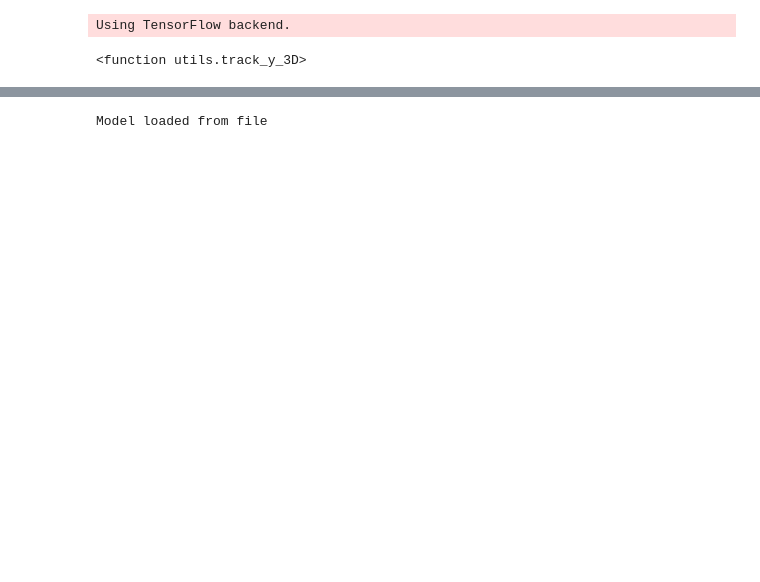
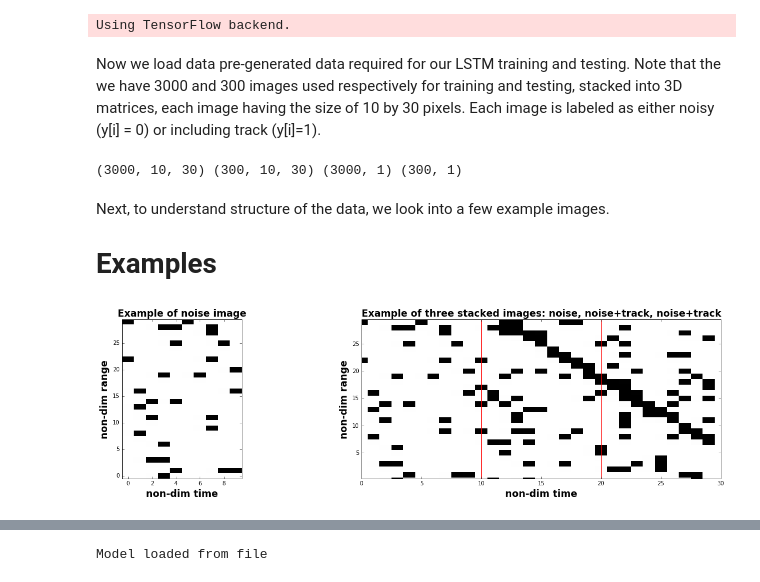
Before and after one commit to GeorgeMadlis/Track-detection-in-noise, a Jupyter notebook: TD_RNN.ipynb, the cells around one changed output, grey strips where cells are left out. Drawn from its saved outputs; the diff is of its cells as text; code cells hidden in the pictures; blank space fills up the shorter version.

```diff
--- a/TD_RNN.ipynb
+++ b/TD_RNN.ipynb
@@ -22,20 +35,48 @@ reload(utils);
-# %%
-utils.track_y_3D
-# %% [output]
-<function utils.track_y_3D>
+# %% [markdown]
+Now we load data pre-generated data required for our LSTM training and testing. Note that the we have 3000 and 300 images used respectively for training and testing, stacked into 3D matrices, each image having the size of 10 by 30 pixels. Each image is labeled as either noisy (y[i] = 0) or including track (y[i]=1).
 # %%
-keras_model_load = True # False, True
 DATA_PATH = ''
 test_fname_start = 'test_linear'
 train_fname_start = 'train_linear'
 no_files = 1
-dxn = 10
-batch_size = 3
-row1_train = 60
-row2_train = 90
-row1_test = 100
-row2_test = 150
-batch_size = 3
-
 train_X, train_y_true = utils.load_data(DATA_PATH, train_fname_start, no_files)
 test_X, test_y_true = utils.load_data(DATA_PATH, test_fname_start, no_files)
+print(train_X.shape, test_X.shape, train_y_true.shape, test_y_true.shape)
+# %% [output]
+(3000, 10, 30) (300, 10, 30) (3000, 1) (300, 1)
+# %% [markdown]
+Next, to understand structure of the data, we look into a few example images.
+
+
+# Examples
+# %%
+font0 = FontProperties();
+font1 = font0.copy();
+font1.set_size('xx-large');
+font1.set_weight('bold');
+
+fig = plt.figure(figsize=(30,20));
+cmap = colors.ListedColormap(['white', 'black']);
+#rect = l,b,w,h
+rect1 = 0.2, 0.1, 0.1, 0.2
+rect2 = 0.4, 0.1, 0.3, 0.2
+start = 2*3
+ax1= fig.add_axes(rect1);
+ax2 = fig.add_axes(rect2);
+im = test_X[start,:,:].copy()
+ax1.imshow(im.transpose(),origin='lower', cmap=cmap, interpolation = 'none',aspect='auto');
+ax1.set_title('Example of noise image',fontproperties=font1);
+ax1.set_xlabel('non-dim time',fontproperties=font1);
+ax1.set_ylabel('non-dim range',fontproperties=font1);
+ims = test_X[start:start+3,:,:].copy()
+im = np.reshape(ims, (ims.shape[0]*ims.shape[1],ims.shape[2]));
+ax2.imshow(im.transpose(),origin='lower', cmap=cmap, interpolation = 'none',aspect='auto');
+ax2.set_title('Example of three stacked images: noise, noise+track, noise+track',fontproperties=font1);
+ax2.set_xlabel('non-dim time',fontproperties=font1);
+ax2.set_ylabel('non-dim range',fontproperties=font1);
+ax2.set_xlim(0,30);
+ax2.set_ylim(0.30);
+for i in range(0,30,10):
+    ax2.plot([i, i],[0, 30],'r-');
+# %% [output]
+[figure, added]
```
Also changed, not shown: parts of 18 cells of this notebook.
